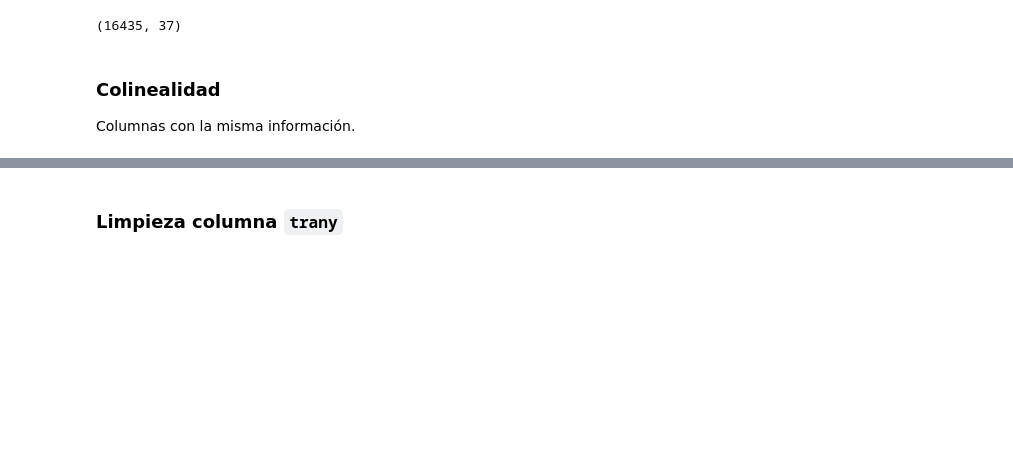
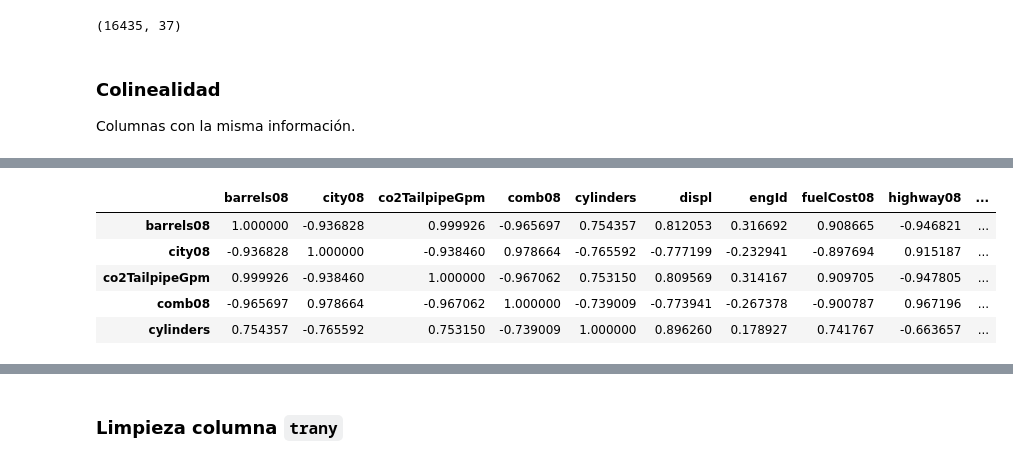
Before and after one commit to Ironhack-Data-Madrid-Abril-2021/Material_Clase, a Jupyter notebook: semana_2/2.2 - Data Cleaning .ipynb, the cells around one changed output, grey strips where cells are left out. Drawn from its saved outputs; the diff is of its cells as text; code cells hidden in the pictures; blank space fills up the shorter version.

```diff
--- a/semana_2/2.2 - Data Cleaning .ipynb
+++ b/semana_2/2.2 - Data Cleaning .ipynb
@@ -392,0 +402,10 @@ Columnas con la misma información.
+# %%
+# columnas constantes
+
+cte_cols=[]
+
+for c in df.select_dtypes(include=np.number):  # para cada columna en las columnas numéricas
+    if df[c].std()==0:
+        cte_cols.append(c)
+
+cte_cols
@@ -392,0 +423,11 @@ Columnas con la misma información.
+# %%
+df=df.drop(cte_cols, axis=1)  # elimina las columnas ctes
+# %%
+df.corr().head()
+# %% [output]
+|  | barrels08 | city08 | co2TailpipeGpm | comb08 | cylinders | displ | engId | fuelCost08 | highway08 | ... |
+| barrels08 | 1.000000 | -0.936828 | 0.999926 | -0.965697 | 0.754357 | 0.812053 | 0.316692 | 0.908665 | -0.946821 | ... |
+| city08 | -0.936828 | 1.000000 | -0.938460 | 0.978664 | -0.765592 | -0.777199 | -0.232941 | -0.897694 | 0.915187 | ... |
+| co2TailpipeGpm | 0.999926 | -0.938460 | 1.000000 | -0.967062 | 0.753150 | 0.809569 | 0.314167 | 0.909705 | -0.947805 | ... |
+| comb08 | -0.965697 | 0.978664 | -0.967062 | 1.000000 | -0.739009 | -0.773941 | -0.267378 | -0.900787 | 0.967196 | ... |
+| cylinders | 0.754357 | -0.765592 | 0.753150 | -0.739009 | 1.000000 | 0.896260 | 0.178927 | 0.741767 | -0.663657 | ... |
```
Also changed, not shown: parts of 17 cells of this notebook.
